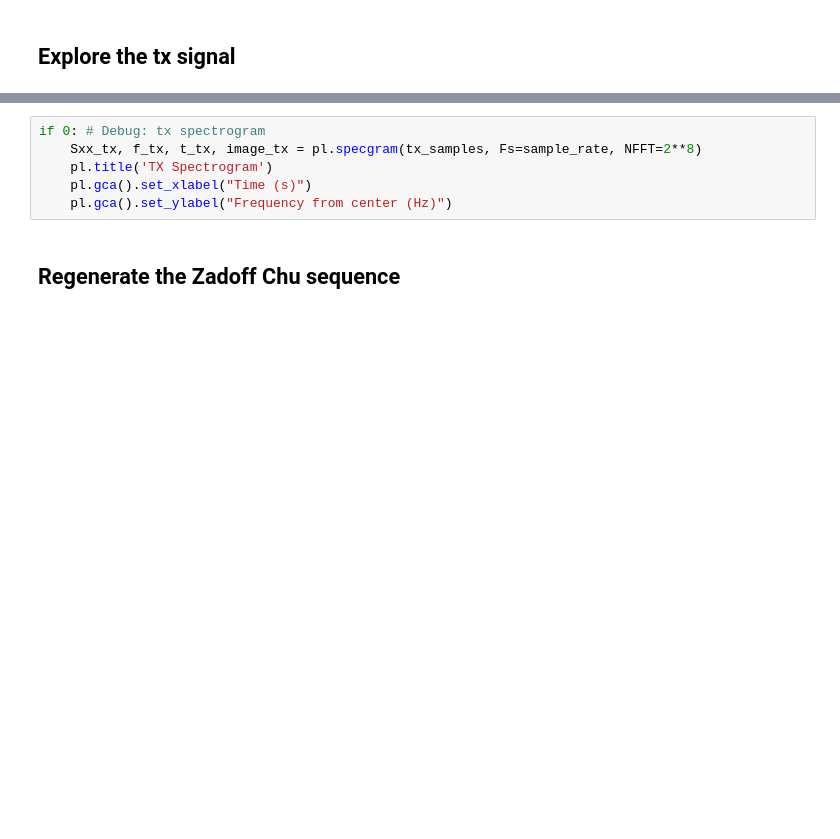
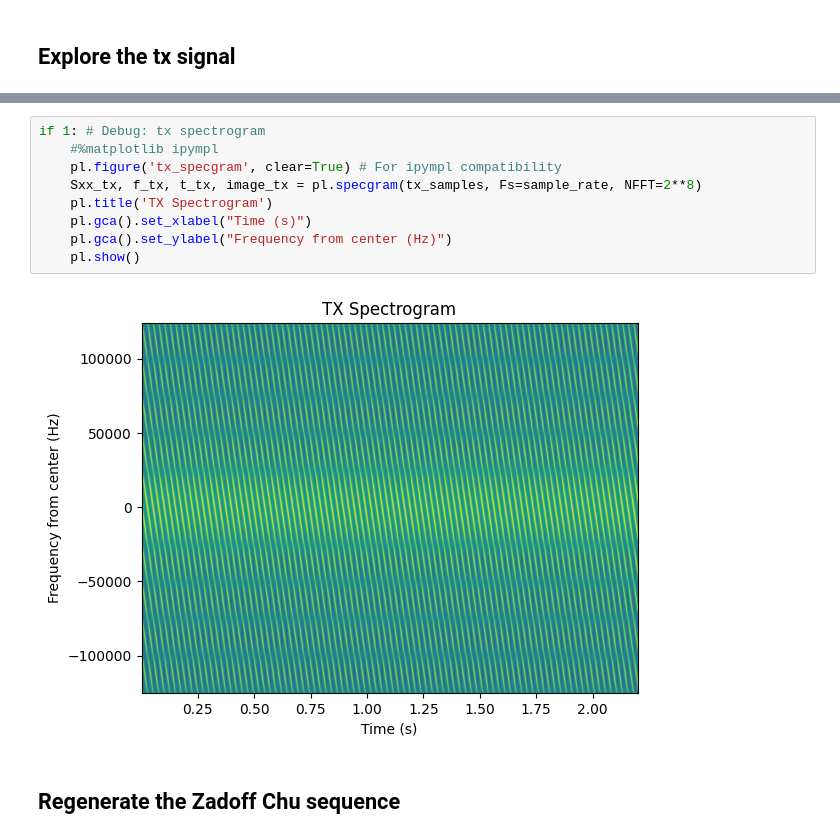
Before and after one commit to thandal/moon-radar, a Jupyter notebook: notebooks/gen_zadoff_chu.ipynb, the cells around one changed output, grey strips where cells are left out. Cells and saved outputs as stored; diff of their text form; blank space fills up the shorter version.

```diff
--- a/notebooks/gen_zadoff_chu.ipynb
+++ b/notebooks/gen_zadoff_chu.ipynb
@@ -40,11 +44,16 @@ if 0:
     pl.psd(tx_samples, Fs=sample_rate, NFFT=2**16);
     pl.title('TX Power Spectral Density')
 # %%
-if 0: # Debug: tx spectrogram
+if 1: # Debug: tx spectrogram
+    #%matplotlib ipympl
+    pl.figure('tx_specgram', clear=True) # For ipympl compatibility
     Sxx_tx, f_tx, t_tx, image_tx = pl.specgram(tx_samples, Fs=sample_rate, NFFT=2**8)
     pl.title('TX Spectrogram')
     pl.gca().set_xlabel("Time (s)")
     pl.gca().set_ylabel("Frequency from center (Hz)")
+    pl.show()
+# %% [output]
+[figure, added]
 # %% [markdown]
 ## Regenerate the Zadoff Chu sequence
 # %%
```
Also changed, not shown: parts of 4 cells of this notebook, 2 other files.
